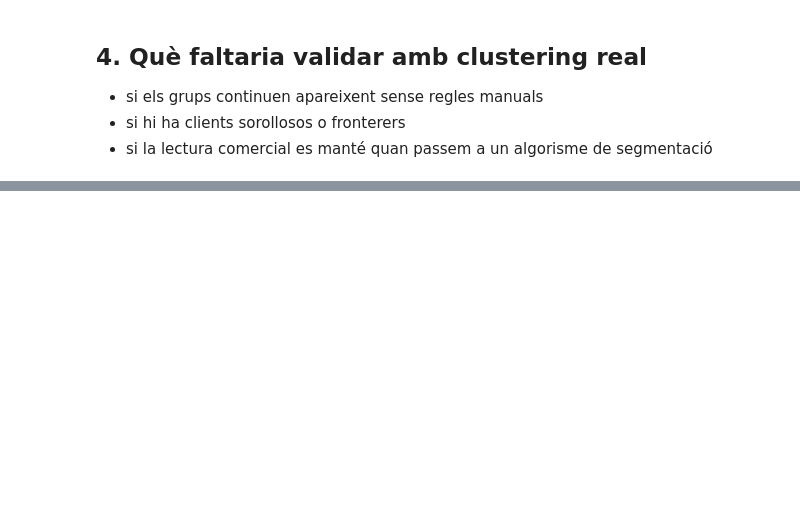
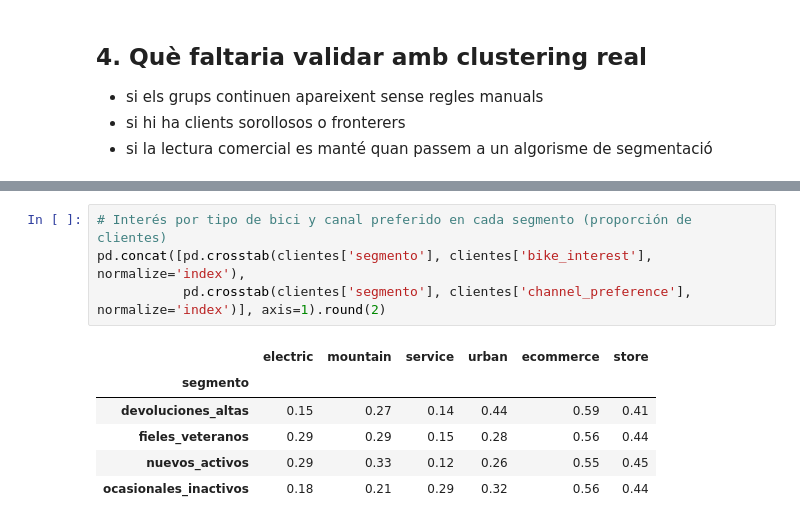
Before and after one commit to ComfyPenguin/BiciTierra_Market, a Jupyter notebook: notebooks/03_segmentacio.ipynb, the cells around one changed output, grey strips where cells are left out. Cells and saved outputs as stored; diff of their text form; blank space fills up the shorter version.

```diff
--- a/notebooks/03_segmentacio.ipynb
+++ b/notebooks/03_segmentacio.ipynb
@@ -62,0 +211,11 @@ customers[['annual_spend','orders_last_12m','days_since_last_order','returns_rat
+# %%
+# Interés por tipo de bici y canal preferido en cada segmento (proporción de clientes)
+pd.concat([pd.crosstab(clientes['segmento'], clientes['bike_interest'], normalize='index'),
+           pd.crosstab(clientes['segmento'], clientes['channel_preference'], normalize='index')], axis=1).round(2)
+# %% [output]
+|  | electric | mountain | service | urban | ecommerce | store |
+| segmento |  |  |  |  |  |  |
+| devoluciones_altas | 0.15 | 0.27 | 0.14 | 0.44 | 0.59 | 0.41 |
+| fieles_veteranos | 0.29 | 0.29 | 0.15 | 0.28 | 0.56 | 0.44 |
+| nuevos_activos | 0.29 | 0.33 | 0.12 | 0.26 | 0.55 | 0.45 |
+| ocasionales_inactivos | 0.18 | 0.21 | 0.29 | 0.32 | 0.56 | 0.44 |
```
Also changed, not shown: parts of 17 cells of this notebook, 3 other files.
